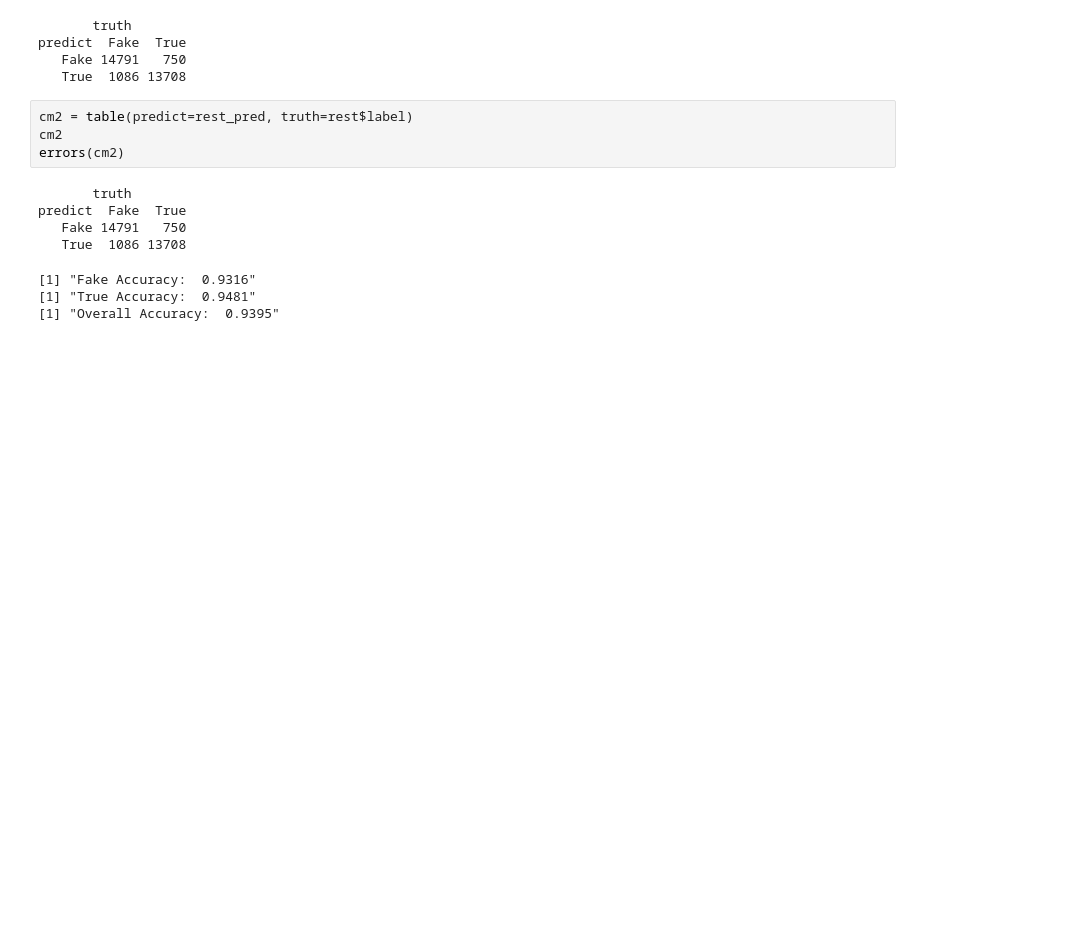
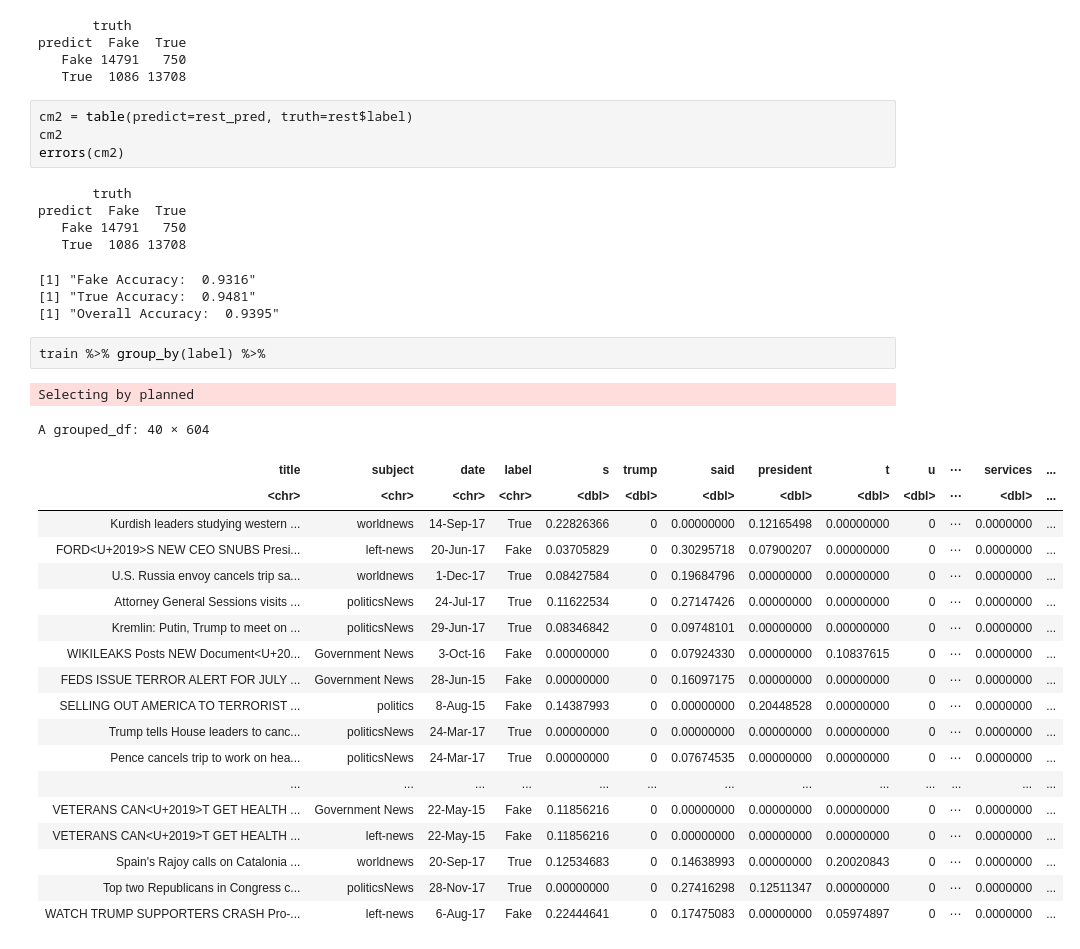
Before and after one commit to ashwinpo/503Project, a Jupyter notebook: Ashwin.ipynb, the cells around one changed output. Saved outputs shown, nothing was run; the diff lists cells and outputs as text; blank space fills up the shorter version.

Commit message:
new train and test

```diff
--- a/Ashwin.ipynb
+++ b/Ashwin.ipynb
@@ -102,3 +102,26 @@ predict  Fake  True
 [1] "Fake Accuracy:  0.9316"
 [1] "True Accuracy:  0.9481"
 [1] "Overall Accuracy:  0.9395"
+# %%
+train %>% group_by(label) %>%
+# %% [output]
+Selecting by planned
+A grouped_df: 40 × 604
+| title | subject | date | label | s | trump | said | president | t | u | ⋯ | services | ... |
+| <chr> | <chr> | <chr> | <chr> | <dbl> | <dbl> | <dbl> | <dbl> | <dbl> | <dbl> | ⋯ | <dbl> | ... |
+| Kurdish leaders studying western ... | worldnews | 14-Sep-17 | True | 0.22826366 | 0 | 0.00000000 | 0.12165498 | 0.00000000 | 0 | ⋯ | 0.0000000 | ... |
+| FORD<U+2019>S NEW CEO SNUBS Presi... | left-news | 20-Jun-17 | Fake | 0.03705829 | 0 | 0.30295718 | 0.07900207 | 0.00000000 | 0 | ⋯ | 0.0000000 | ... |
+| U.S. Russia envoy cancels trip sa... | worldnews | 1-Dec-17 | True | 0.08427584 | 0 | 0.19684796 | 0.00000000 | 0.00000000 | 0 | ⋯ | 0.0000000 | ... |
+| Attorney General Sessions visits ... | politicsNews | 24-Jul-17 | True | 0.11622534 | 0 | 0.27147426 | 0.00000000 | 0.00000000 | 0 | ⋯ | 0.0000000 | ... |
+| Kremlin: Putin, Trump to meet on ... | politicsNews | 29-Jun-17 | True | 0.08346842 | 0 | 0.09748101 | 0.00000000 | 0.00000000 | 0 | ⋯ | 0.0000000 | ... |
+| WIKILEAKS Posts NEW Document<U+20... | Government News | 3-Oct-16 | Fake | 0.00000000 | 0 | 0.07924330 | 0.00000000 | 0.10837615 | 0 | ⋯ | 0.0000000 | ... |
+| FEDS ISSUE TERROR ALERT FOR JULY ... | Government News | 28-Jun-15 | Fake | 0.00000000 | 0 | 0.16097175 | 0.00000000 | 0.00000000 | 0 | ⋯ | 0.0000000 | ... |
+| SELLING OUT AMERICA TO TERRORIST ... | politics | 8-Aug-15 | Fake | 0.14387993 | 0 | 0.00000000 | 0.20448528 | 0.00000000 | 0 | ⋯ | 0.0000000 | ... |
+| Trump tells House leaders to canc... | politicsNews | 24-Mar-17 | True | 0.00000000 | 0 | 0.00000000 | 0.00000000 | 0.00000000 | 0 | ⋯ | 0.0000000 | ... |
+| Pence cancels trip to work on hea... | politicsNews | 24-Mar-17 | True | 0.00000000 | 0 | 0.07674535 | 0.00000000 | 0.00000000 | 0 | ⋯ | 0.0000000 | ... |
+| ... | ... | ... | ... | ... | ... | ... | ... | ... | ... | ... | ... | ... |
+| VETERANS CAN<U+2019>T GET HEALTH ... | Government News | 22-May-15 | Fake | 0.11856216 | 0 | 0.00000000 | 0.00000000 | 0.00000000 | 0 | ⋯ | 0.0000000 | ... |
+| VETERANS CAN<U+2019>T GET HEALTH ... | left-news | 22-May-15 | Fake | 0.11856216 | 0 | 0.00000000 | 0.00000000 | 0.00000000 | 0 | ⋯ | 0.0000000 | ... |
+| Spain's Rajoy calls on Catalonia ... | worldnews | 20-Sep-17 | True | 0.12534683 | 0 | 0.14638993 | 0.00000000 | 0.20020843 | 0 | ⋯ | 0.0000000 | ... |
+| Top two Republicans in Congress c... | politicsNews | 28-Nov-17 | True | 0.00000000 | 0 | 0.27416298 | 0.12511347 | 0.00000000 | 0 | ⋯ | 0.0000000 | ... |
+| WATCH TRUMP SUPPORTERS CRASH Pro-... | left-news | 6-Aug-17 | Fake | 0.22444641 | 0 | 0.17475083 | 0.00000000 | 0.05974897 | 0 | ⋯ | 0.0000000 | ... |
```
Also changed, not shown: 6 other files.
